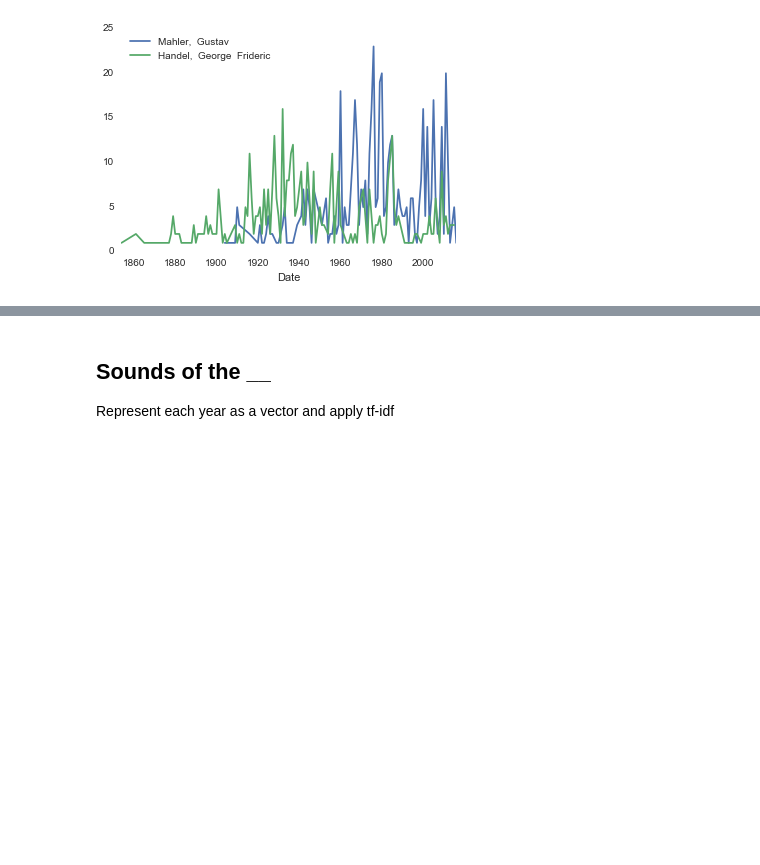
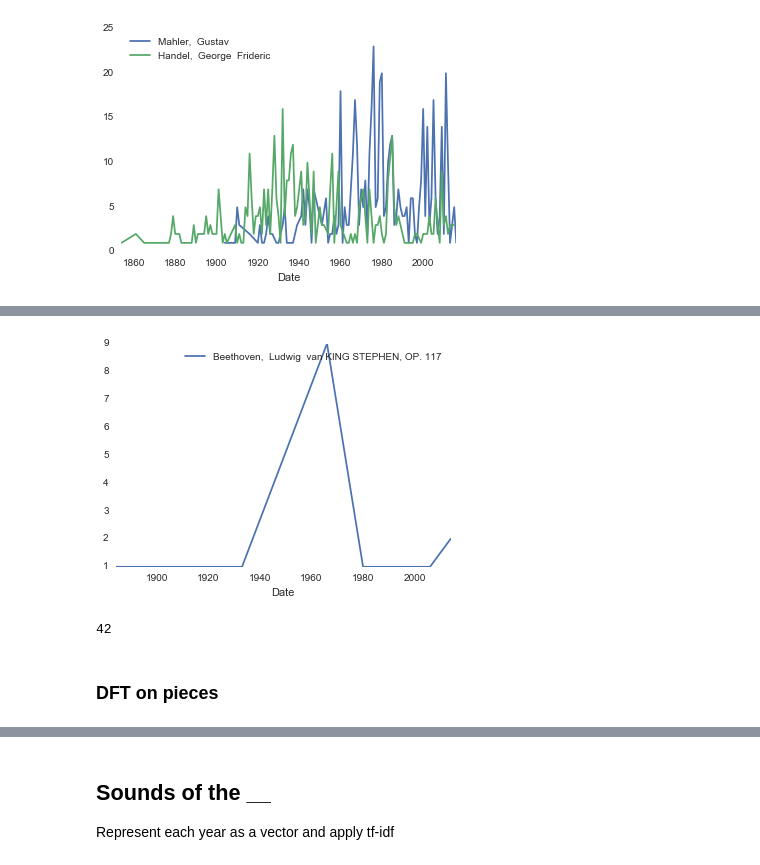
Before and after one commit to eamonnbell/nypposter, a Jupyter notebook: nyphil_programs.ipynb, the cells around one changed output, grey strips where cells are left out. Saved outputs shown, nothing was run; the diff lists cells and outputs as text; code cells hidden in the pictures; blank space fills up the shorter version.

```diff
--- a/nyphil_programs.ipynb
+++ b/nyphil_programs.ipynb
@@ -401,0 +405,22 @@ composers
+# %%
+def piece_counts_by_name(name):
+    c = df[df.comp_and_title == name]
+    aggregate = c.groupby(c['Date'].map(lambda x:x.year)).count()
+    a = pd.Series(aggregate['id'], index=aggregate.index, name=name)
+    return a
+
+def piece_counts_by_name_resample(name):
+    c = df[df.comp_and_title == name]
+    aggregate = c.groupby(c['Date'].map(lambda x:x.year)).count()
+    a = pd.Series(aggregate['id'], index=aggregate.index, name=name)
+    a.index = pd.to_datetime(a.index,format="%Y")
+    a = a.resample('A', ).mean()
+    a = a.fillna(0)
+    return a
+
+def plot_piece_by_name(name):
+    piece_counts_by_name(name).plot(legend=True, label=name)
+# %%
+plot_piece_by_name(search_piece("van KING STEPHEN"))
+# %% [output]
+[figure, added]
@@ -401,0 +437,6 @@ composers
+# %%
+piece_counts[search_piece('Hector CORSAIRE OVERTURE')]
+# %% [output]
+42
+# %% [markdown]
+### DFT on pieces
```
Also changed, not shown: parts of 35 cells of this notebook, 15 other files.
